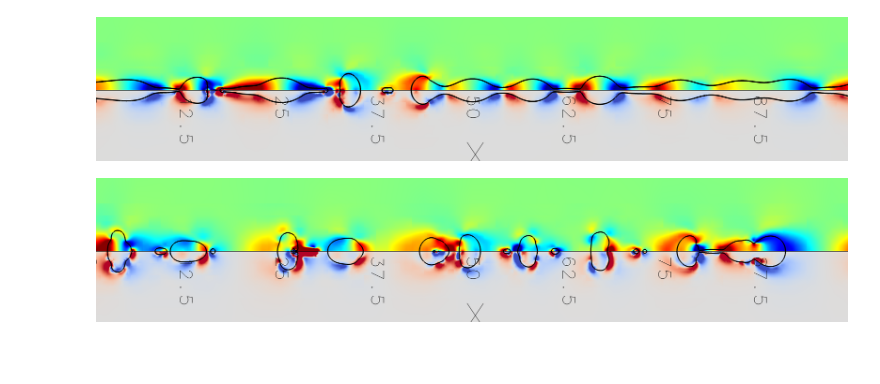
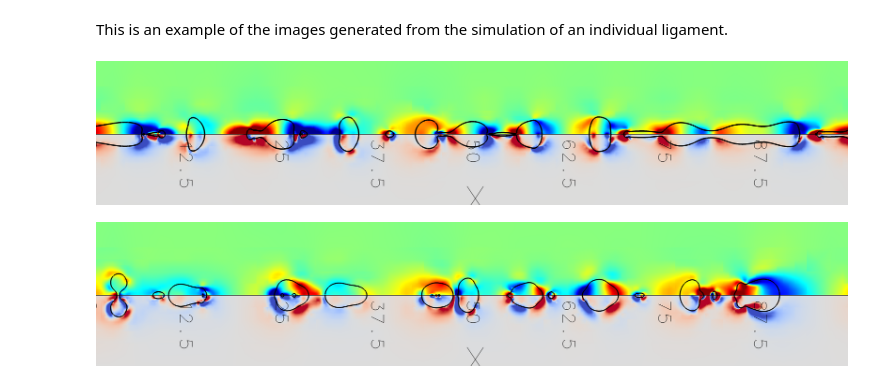
Before and after one commit to palsagar/ligaments_analysis, a Jupyter notebook: analysis_v2.ipynb, the cells around one changed output. Drawn from its saved outputs; the diff is of its cells as text; code cells hidden in the pictures; blank space fills up the shorter version.

```diff
--- a/analysis_v2.ipynb
+++ b/analysis_v2.ipynb
@@ -16,14 +24,16 @@ plt.rcParams['text.latex.preamble']=[r"\usepackage{lmodern}",r'\boldmath']
 
 #sns.set(style="white", palette="muted")
 #sns.set_context("paper")
+# %% [markdown]
+This is an example of the images generated from the simulation of an individual ligament.
 # %%
 from IPython.display import Image, display
 
-listOfImageNames = ['../d1/img-snapshot-11.png',
-                    '../d3/img-snapshot-11.png']
+listOfImageNames = ['../d1/img-snapshot-12.png',
+                    '../d3/img-snapshot-12.png']
 
 for imageName in listOfImageNames:
     display(Image(filename=imageName))
 # %% [output]
-[figure, old version]
+[figure, new version]
-[figure, old version]
+[figure, new version]
```
Also changed, not shown: parts of 4 cells of this notebook.
